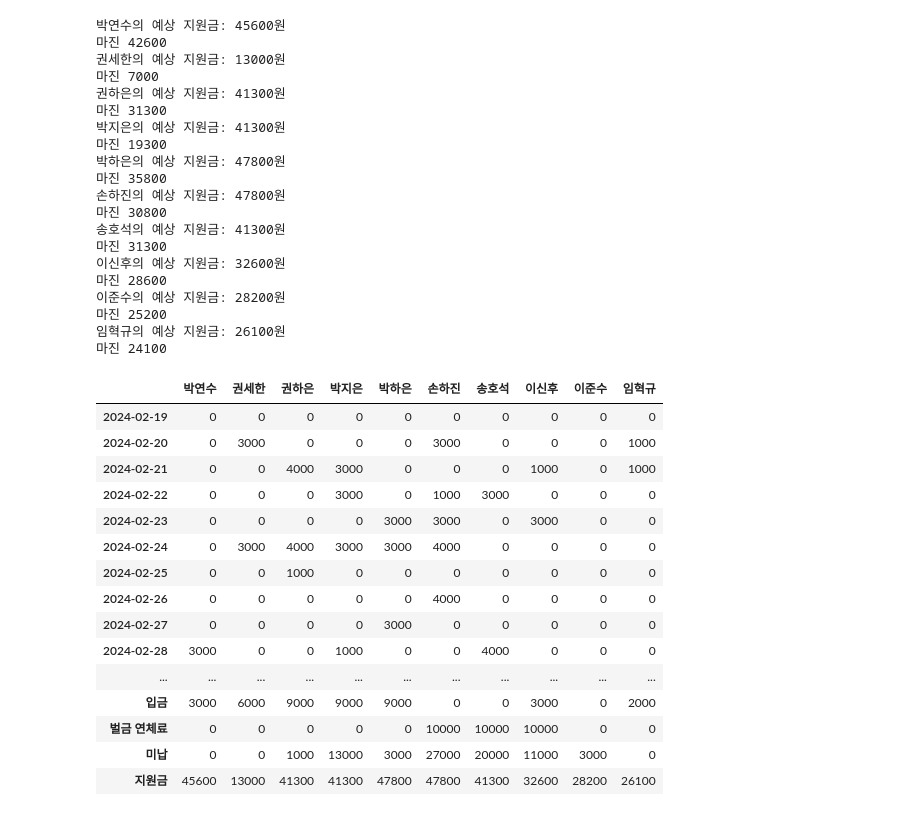
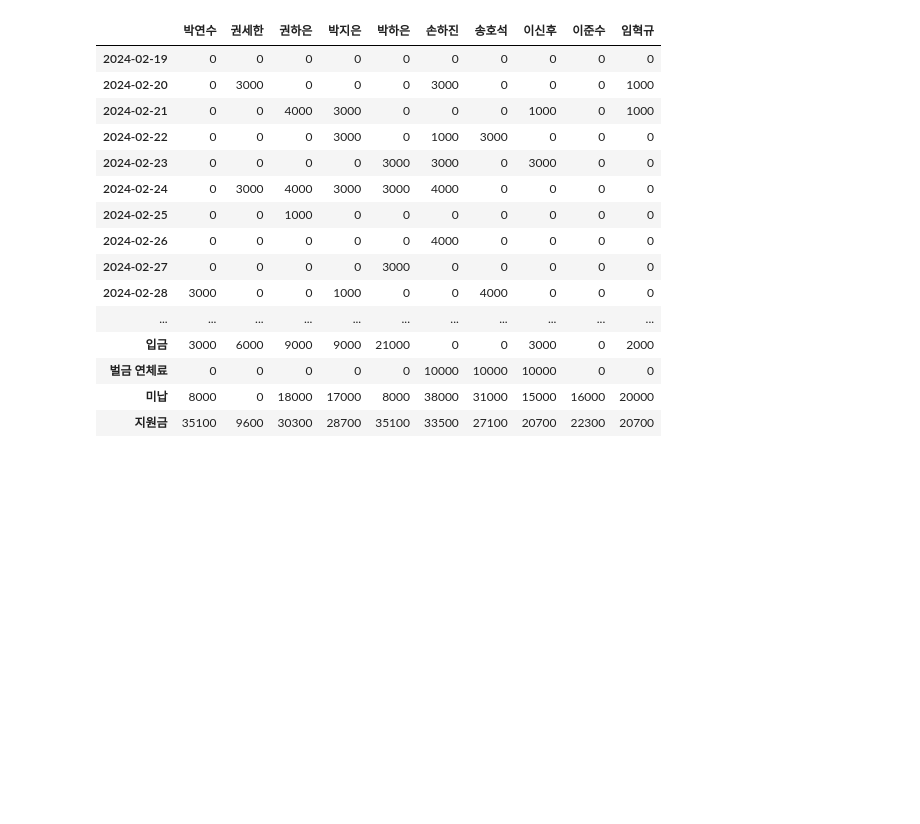
Before and after one commit to kitewatermelon/payorstudy, a Jupyter notebook: test.ipynb, the cells around one changed output. Cells and saved outputs as stored; diff of their text form; code cells hidden in the pictures; blank space fills up the shorter version.

```diff
--- a/test.ipynb
+++ b/test.ipynb
@@ -281,3 +278,18 @@ for user in 설정맵.columns:
+# %%
+# 억지로 예외처리
+설정맵.loc['2024-03-03', '박하은'] = '성공'
+설정맵.loc['2024-03-04', '박하은'] = '성공'
+
+설정맵.loc['2024-03-08', '손하진'] = '성공'
+설정맵.loc['2024-03-09', '손하진'] = 'off'
+
+설정맵.loc['2024-03-08', '이준수'] = '성공'
+설정맵.loc['2024-03-09', '이준수'] = 'off'
+
+설정맵.loc['2024-03-09', '이신후'] = '성공'
+
+설정맵.loc['2024-03-09', '임혁규'] = '지각+성공'
+설정맵.loc['2024-03-10', '임혁규'] = '지각+성공'
 # %%
 max_consecutive_failures = 3
 max_consecutive_successes = 3
@@ -384,15 +396,15 @@ for person in 설정맵.columns:
 벌금맵.loc['합계'] = 벌금맵.sum()
 # 각 열의 합을 계산하여 마지막 행에 추가
                         # 박연수 권세한  권하은  박지은  박하은  손하진  송호석  이신후  이준수  임혁규
-벌금맵.loc['입금']        = 3000, 6000, 9000, 9000, 9000,  0,   0,  3000,  0,  2000
+벌금맵.loc['입금']        = 3000, 6000, 9000, 9000, 9000+12000,  0,   0,  3000,  0,  2000
 벌금맵.loc['벌금 연체료']   = 0000, 0000, 0000, 0000, 0000,  10_000,   10_000,  10_000,  0000,  0000
 벌금맵.loc['미납'] = 벌금맵.loc['합계'] + 벌금맵.loc['벌금 연체료'] - 벌금맵.loc['입금']
 벌금맵.loc['지원금'] = 0
 벌금맵.loc[''] = ' '
 
 # 총 벌금
-total_penalty = 벌금맵.loc['합계'].sum() + 275_992
-deposit_penalty = 벌금맵.loc['입금'].sum() + 275_992
+total_penalty = 벌금맵.loc['합계'].sum() + 275_992 - (68985*3)
+deposit_penalty = 벌금맵.loc['입금'].sum() + 275_992 - (68985*3)
 
 # off 제외 설정맵의 개수
 total_cells_excluding_off = 설정맵.apply(lambda x: x != 'off').sum().sum()
@@ -400,57 +412,37 @@ total_cells_excluding_off = 설정맵.apply(lambda x: x != 'off').sum().sum()
 for col in 설정맵.columns:
     col_off_count = 설정맵[col].apply(lambda x: x != 'off').sum()
     subsidy_proportion = col_off_count / total_cells_excluding_off
     subsidy =int(round(subsidy_proportion * total_penalty, -2))
     벌금맵[col]['지원금'] = subsidy
     # print(f"{col}의 예상 지원금: {subsidy}원")
     # print("마진",벌금맵[col]['지원금']-벌금맵[col]['합계'])
 
 
 total_subsidy = 벌금맵.loc['지원금'].sum()
 
 # print("총 벌금 :" , total_penalty)
 # print("총 지원금 :" , total_subsidy)
 # print("총 입금 :" , deposit_penalty)
 
 # 출력
 벌금맵
 # %% [output]
-박연수의 예상 지원금: 45600원
-마진 42600
-권세한의 예상 지원금: 13000원
-마진 7000
-권하은의 예상 지원금: 41300원
-마진 31300
-박지은의 예상 지원금: 41300원
-마진 19300
-박하은의 예상 지원금: 47800원
-마진 35800
-손하진의 예상 지원금: 47800원
-마진 30800
-송호석의 예상 지원금: 41300원
-마진 31300
-이신후의 예상 지원금: 32600원
-마진 28600
-이준수의 예상 지원금: 28200원
-마진 25200
-임혁규의 예상 지원금: 26100원
-마진 24100
 |  | 박연수 | 권세한 | 권하은 | 박지은 | 박하은 | 손하진 | 송호석 | 이신후 | 이준수 | 임혁규 |
 | 2024-02-19 | 0 | 0 | 0 | 0 | 0 | 0 | 0 | 0 | 0 | 0 |
 | 2024-02-20 | 0 | 3000 | 0 | 0 | 0 | 3000 | 0 | 0 | 0 | 1000 |
 | 2024-02-21 | 0 | 0 | 4000 | 3000 | 0 | 0 | 0 | 1000 | 0 | 1000 |
 | 2024-02-22 | 0 | 0 | 0 | 3000 | 0 | 1000 | 3000 | 0 | 0 | 0 |
 | 2024-02-23 | 0 | 0 | 0 | 0 | 3000 | 3000 | 0 | 3000 | 0 | 0 |
 | 2024-02-24 | 0 | 3000 | 4000 | 3000 | 3000 | 4000 | 0 | 0 | 0 | 0 |
 | 2024-02-25 | 0 | 0 | 1000 | 0 | 0 | 0 | 0 | 0 | 0 | 0 |
 | 2024-02-26 | 0 | 0 | 0 | 0 | 0 | 4000 | 0 | 0 | 0 | 0 |
 | 2024-02-27 | 0 | 0 | 0 | 0 | 3000 | 0 | 0 | 0 | 0 | 0 |
 | 2024-02-28 | 3000 | 0 | 0 | 1000 | 0 | 0 | 4000 | 0 | 0 | 0 |
 | ... | ... | ... | ... | ... | ... | ... | ... | ... | ... | ... |
-| 입금 | 3000 | 6000 | 9000 | 9000 | 9000 | 0 | 0 | 3000 | 0 | 2000 |
+| 입금 | 3000 | 6000 | 9000 | 9000 | 21000 | 0 | 0 | 3000 | 0 | 2000 |
 | 벌금 연체료 | 0 | 0 | 0 | 0 | 0 | 10000 | 10000 | 10000 | 0 | 0 |
-| 미납 | 0 | 0 | 1000 | 13000 | 3000 | 27000 | 20000 | 11000 | 3000 | 0 |
-| 지원금 | 45600 | 13000 | 41300 | 41300 | 47800 | 47800 | 41300 | 32600 | 28200 | 26100 |
+| 미납 | 8000 | 0 | 18000 | 17000 | 8000 | 38000 | 31000 | 15000 | 16000 | 20000 |
+| 지원금 | 35100 | 9600 | 30300 | 28700 | 35100 | 33500 | 27100 | 20700 | 22300 | 20700 |
 |  |  |  |  |  |  |  |  |  |  |  |
 # %%
 설정맵
```
Also changed, not shown: parts of 4 cells of this notebook, 1 other file.
